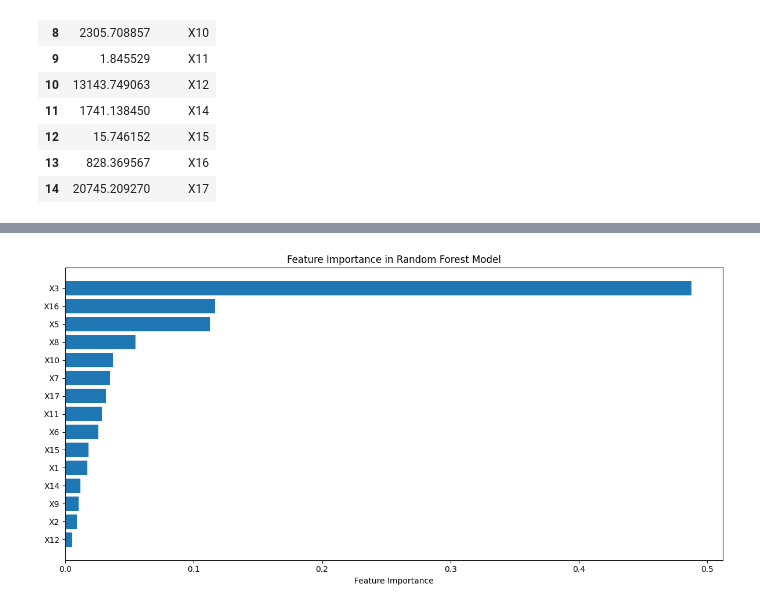
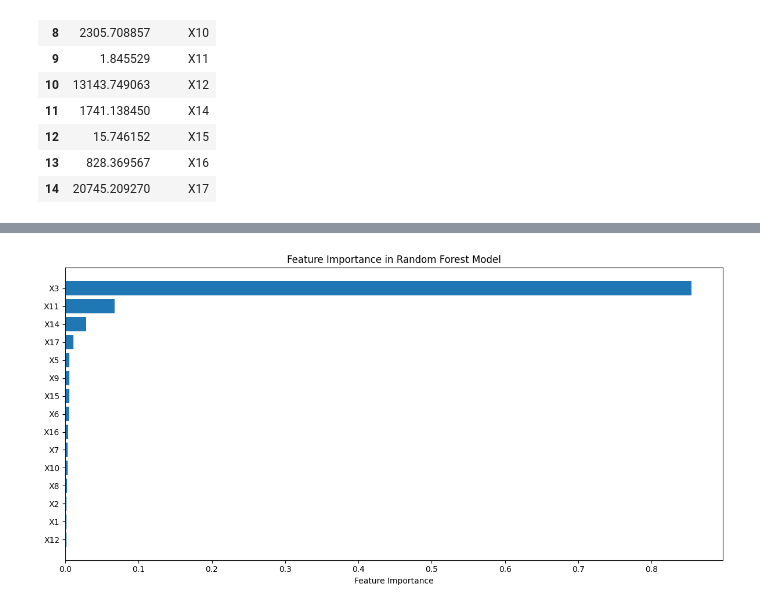
Before and after one commit to AhyeongJ/LS_Project1, a Jupyter notebook: project1.ipynb, the cells around one changed output, grey strips where cells are left out. Saved outputs shown, nothing was run; the diff lists cells and outputs as text; code cells hidden in the pictures.

Commit message:
SmoteTomek, Models

```diff
--- a/project1.ipynb
+++ b/project1.ipynb
@@ -220,0 +272,10 @@ weighted avg       1.00      1.00      1.00    158100
+# %%
+### 트레인, 테스트 나누기
+from sklearn.model_selection import train_test_split
+X_train, X_test, y_train, y_test = train_test_split(defect_X_dropped, defect_y, test_size=0.3, shuffle=True, stratify=defect_y, random_state=4)
+# %%
+from imblearn.combine import SMOTETomek
+
+# SMOTETomek 적용
+smote_tomek = SMOTETomek(random_state=4)
+X_resampled, y_resampled = smote_tomek.fit_resample(X_train, y_train)
@@ -231 +353,29 @@ plt.show()
 [figure]
+# %%
+from xgboost import XGBClassifier
+from sklearn.metrics import accuracy_score, classification_report, confusion_matrix
+# XGBoost 분류 모델 생성
+xgb_model = XGBClassifier(random_state=4)
+xgb_model.fit(X_resampled, y_resampled)
+
+# 테스트 데이터에 대한 예측
+y_pred_xgb = xgb_model.predict(X_test)
+
+#f1_score
+from sklearn.metrics import f1_score
+f1 = f1_score(y_test, y_pred_xgb)
+print(f"f1_score: {round(f1,4)}")
+
+# G-Mean
+from imblearn.metrics import geometric_mean_score
+g_mean = geometric_mean_score(y_test, y_pred_xgb) # 예측값, 실제값
+print(f"G-Mean: {round(g_mean,4)}")
+
+# 혼동 행렬 시각화
+cm = confusion_matrix(y_test, y_pred_xgb)
+plt.figure(figsize=(8, 6))
+sns.heatmap(cm, annot=True, fmt='d', cmap='Blues')
+plt.title('Confusion Matrix')
+plt.ylabel('Actual')
+plt.xlabel('Predicted')
+plt.show()
@@ -232,15 +425,15 @@ plt.show()
 # %%
 # 특성 중요도 시각화
-feature_importance = rf_model.feature_importances_
+feature_importance = xgb_model.feature_importances_
 sorted_idx = np.argsort(feature_importance)
 pos = np.arange(sorted_idx.shape[0]) + .5
 
 plt.figure(figsize=(12, 6))
 plt.barh(pos, feature_importance[sorted_idx], align='center')
 plt.yticks(pos, X_train.columns[sorted_idx])
 plt.xlabel('Feature Importance')
 plt.title('Feature Importance in Random Forest Model')
 plt.tight_layout()
 plt.show()
 # %% [output]
-[figure, old version]
+[figure, new version]
```
Also changed, not shown: parts of 10 cells of this notebook.
